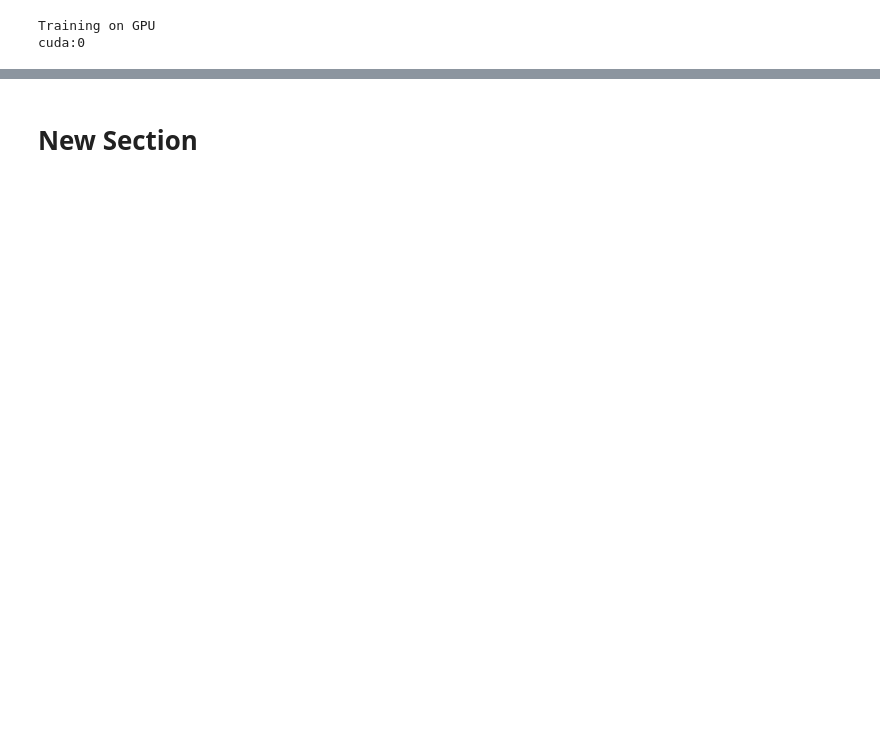
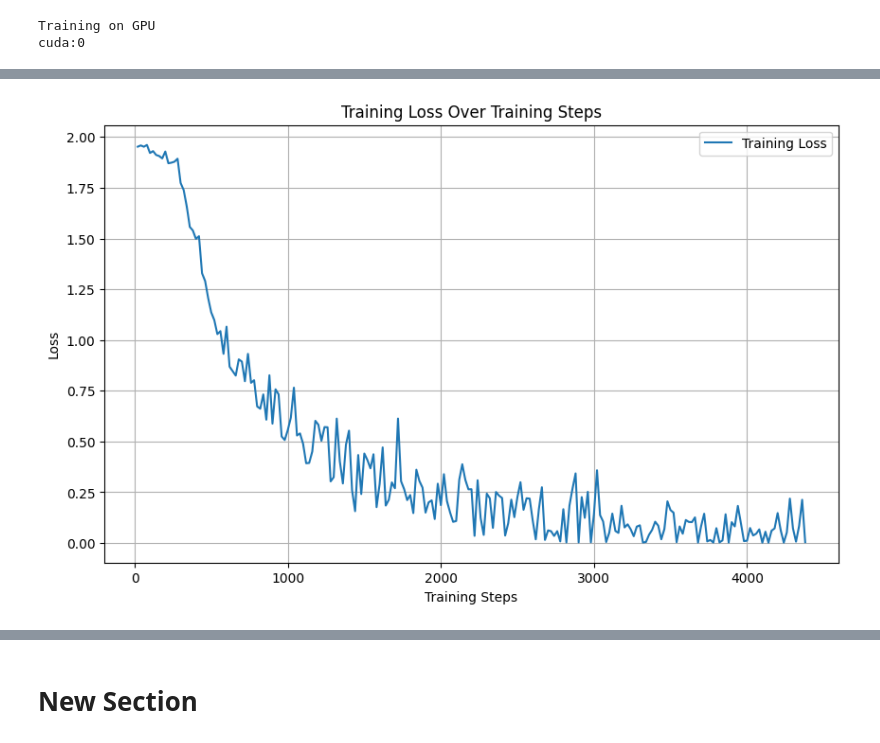
Before and after one commit to demekeendalie/Fine-tuning-bert-model-for-amharic-news-classification, a Jupyter notebook: Amharic_news_classification.ipynb, the cells around one changed output, grey strips where cells are left out. Cells and saved outputs as stored; diff of their text form; code cells hidden in the pictures; blank space fills up the shorter version.

```diff
--- a/Amharic_news_classification.ipynb
+++ b/Amharic_news_classification.ipynb
@@ -411,10 +445,10 @@ from transformers import TrainingArguments, Trainer
 from transformers import EarlyStoppingCallback, IntervalStrategy
 # %%
 def custom_metrics(eval_pred):
-    metric1 = load_metric("precision")
-    metric2 = load_metric("recall")
-    metric3 = load_metric("f1")
-    metric4 = load_metric("accuracy")
+    metric1 = load("precision")
+    metric2 = load("recall")
+    metric3 = load("f1")
+    metric4 = load("accuracy")
 
     logits, labels = eval_pred
     predictions = np.argmax(logits, axis=-1)
@@ -430,18 +464,18 @@ def custom_metrics(eval_pred):
 # optimizer = AdamW(model.parameters(), lr=5e-5)
 training_args = TrainingArguments(
    f"training_with_callbacks",
-   evaluation_strategy='epoch',
+   eval_strategy='epoch',
    save_strategy='epoch',
    num_train_epochs=10,
-   # total number of training epochs
    learning_rate=1e-5,
    per_device_train_batch_size=4,  # batch size per device during training
    per_device_eval_batch_size=8,   # batch size for evaluation
-    warmup_steps=1000,                # number of warmup steps for learning rate
-    load_best_model_at_end= True,
-    weight_decay=0.01,               # strength of weight decay
-    logging_dir='./logs',            # directory for storing logs
-    logging_steps=20,
+   warmup_steps=1000,                # number of warmup steps for learning rate
+   weight_decay=0.01,
+   run_name="Amharic news document",# strength of weight decay
+   logging_dir='./logs',            # directory for storing logs
+   logging_steps=20,
+   load_best_model_at_end= True,
 
    )
 # %%
@@ -456,5 +490,3 @@ trainer = Trainer(
 # %%
 import torch
 torch.cuda.empty_cache()
-# %%
-trainer.train()
@@ -501,0 +493,2 @@ classifier("የቱርክ እግር ኳስ ፌዴሬሽን ሰኞ ዕለት አ
+# %%
+ train_result=trainer.train()
@@ -501,0 +531,21 @@ classifier("የቱርክ እግር ኳስ ፌዴሬሽን ሰኞ ዕለት አ
+# %%
+train_losses = []
+steps = []
+# Extract eval_loss and corresponding steps
+for log_dict in trainer.state.log_history:
+    if 'loss' in log_dict:
+        train_losses.append(log_dict['loss'])
+        steps.append(log_dict['step'])
+# Create the plot
+plt.figure(figsize=(10, 6))
+plt.plot(steps, train_losses, label='Training Loss')
+# Customize the plot
+plt.xlabel('Training Steps')
+plt.ylabel('Loss')
+plt.title('Training Loss Over Training Steps')
+plt.legend()
+plt.grid(True)
+# Display the plot
+plt.show()
+# %% [output]
+[figure, added]
```
Also changed, not shown: parts of 36 cells of this notebook.
